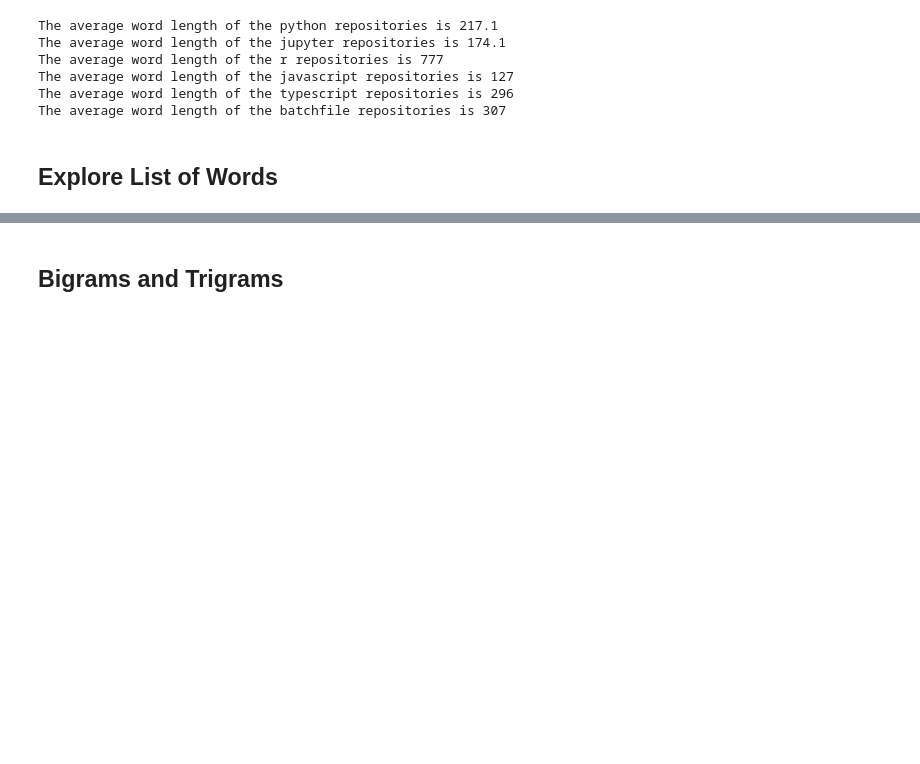
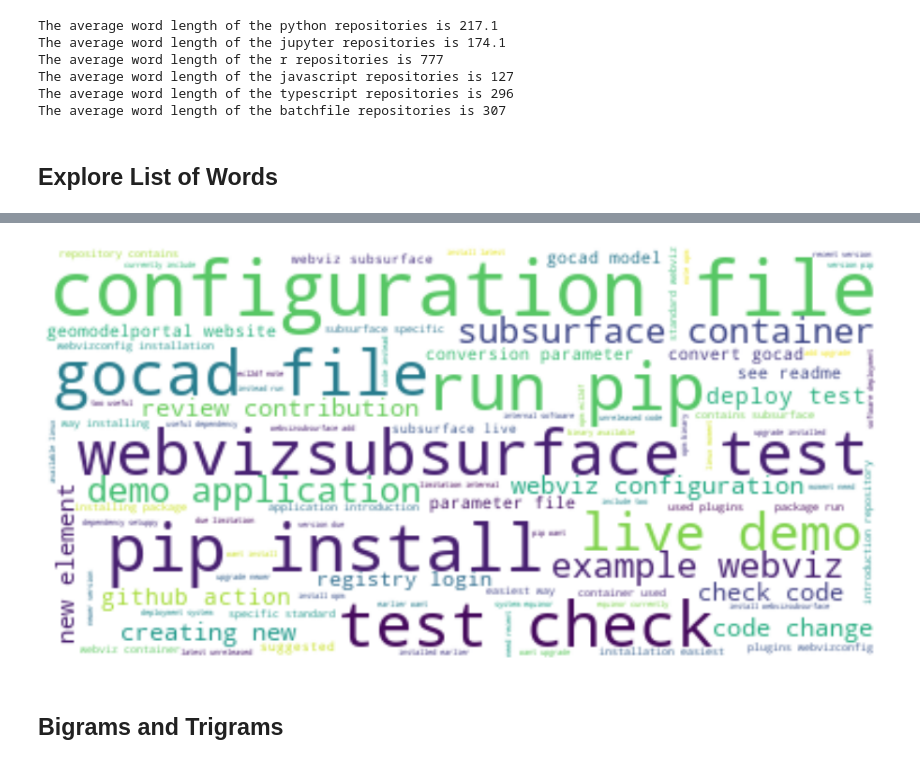
Before and after one commit to CSolitaire/side_projects, a Jupyter notebook: Web Scrapper Project.ipynb, the cells around one changed output, grey strips where cells are left out. Saved outputs shown, nothing was run; the diff lists cells and outputs as text; code cells hidden in the pictures; blank space fills up the shorter version.

```diff
--- a/Web Scrapper Project.ipynb
+++ b/Web Scrapper Project.ipynb
@@ -147,3 +136,16 @@ SyntaxError: invalid syntax (<ipython-input-18-89b9859ad53b>, line 2)
+# %%
+# Wordcloud python
+plt.figure(figsize=(16,10))
+text = python_words
+wc = WordCloud(background_color="white",
+               max_words=2000, max_font_size=224,
+               random_state=42)
+wc.generate(text)
+plt.imshow(wc, interpolation="bilinear")
+plt.axis('off')
+plt.show()
+# %% [output]
+[figure, added]
 # %% [markdown]
 ## Bigrams and Trigrams
 # %%
```
Also changed, not shown: parts of 1 cell of this notebook.
